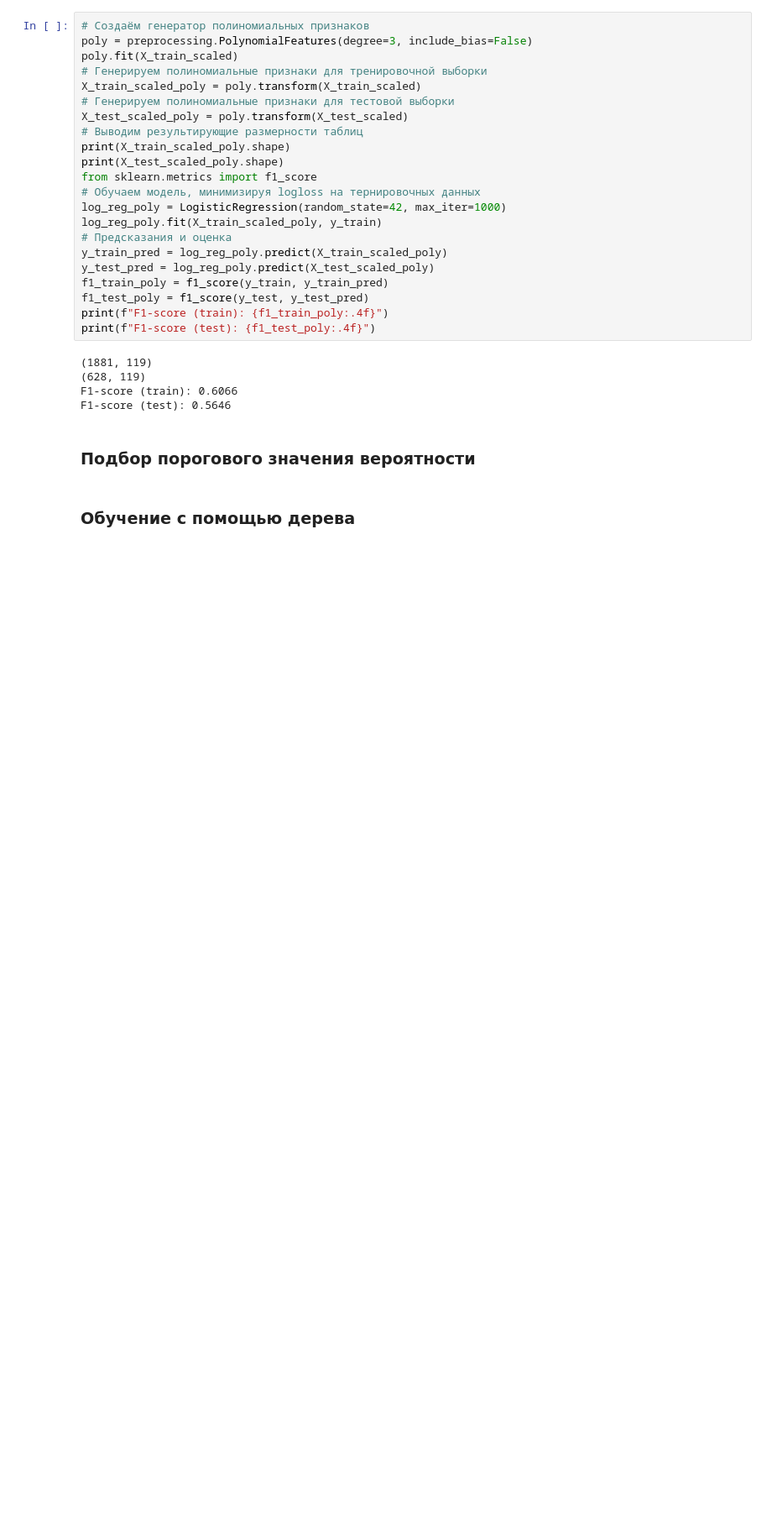
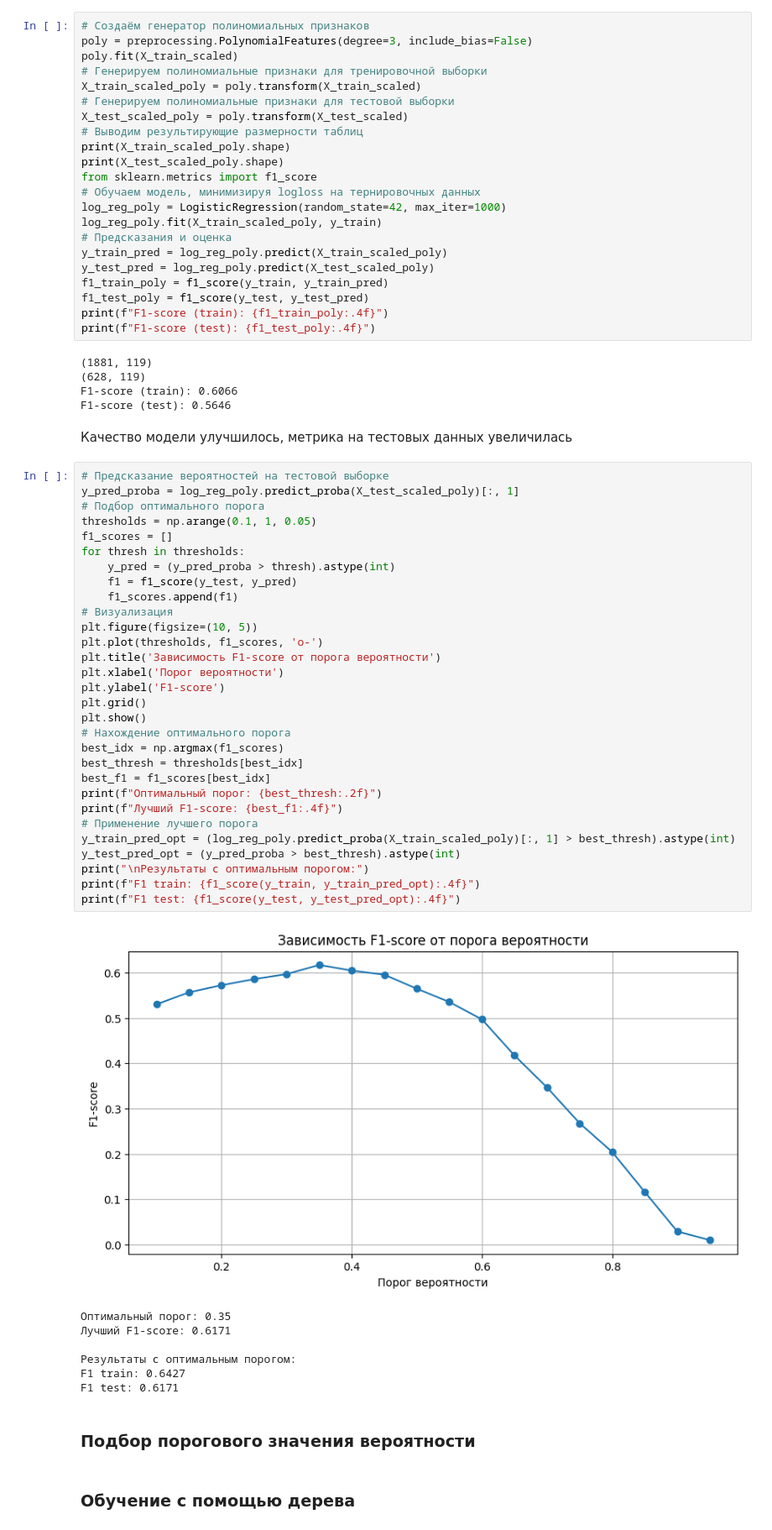
Before and after one commit to UlyanaGru/ml_practice, a Jupyter notebook: ml_practice.ipynb, the cells around one changed output. Shown at 84% size. Saved outputs shown, nothing was run; the diff lists cells and outputs as text; blank space fills up the shorter version.

Commit message:
selection of the probability threshold

```diff
--- a/ml_practice.ipynb
+++ b/ml_practice.ipynb
@@ -363,6 +363,46 @@ print(f"F1-score (test): {f1_test_poly:.4f}")
 (628, 119)
 F1-score (train): 0.6066
 F1-score (test): 0.5646
+# %% [markdown]
+Качество модели улучшилось, метрика на тестовых данных увеличилась
+# %%
+# Предсказание вероятностей на тестовой выборке
+y_pred_proba = log_reg_poly.predict_proba(X_test_scaled_poly)[:, 1]
+# Подбор оптимального порога
+thresholds = np.arange(0.1, 1, 0.05)
+f1_scores = []
+for thresh in thresholds:
+    y_pred = (y_pred_proba > thresh).astype(int)
+    f1 = f1_score(y_test, y_pred)
+    f1_scores.append(f1)
+# Визуализация
+plt.figure(figsize=(10, 5))
+plt.plot(thresholds, f1_scores, 'o-')
+plt.title('Зависимость F1-score от порога вероятности')
+plt.xlabel('Порог вероятности')
+plt.ylabel('F1-score')
+plt.grid()
+plt.show()
+# Нахождение оптимального порога
+best_idx = np.argmax(f1_scores)
+best_thresh = thresholds[best_idx]
+best_f1 = f1_scores[best_idx]
+print(f"Оптимальный порог: {best_thresh:.2f}")
+print(f"Лучший F1-score: {best_f1:.4f}")
+# Применение лучшего порога
+y_train_pred_opt = (log_reg_poly.predict_proba(X_train_scaled_poly)[:, 1] > best_thresh).astype(int)
+y_test_pred_opt = (y_pred_proba > best_thresh).astype(int)
+print("\nРезультаты с оптимальным порогом:")
+print(f"F1 train: {f1_score(y_train, y_train_pred_opt):.4f}")
+print(f"F1 test: {f1_score(y_test, y_test_pred_opt):.4f}")
+# %% [output]
+[figure, added]
+Оптимальный порог: 0.35
+Лучший F1-score: 0.6171
+
+Результаты с оптимальным порогом:
+F1 train: 0.6427
+F1 test: 0.6171
 # %% [markdown]
 ### Подбор порогового значения вероятности
 # %% [markdown]
```
